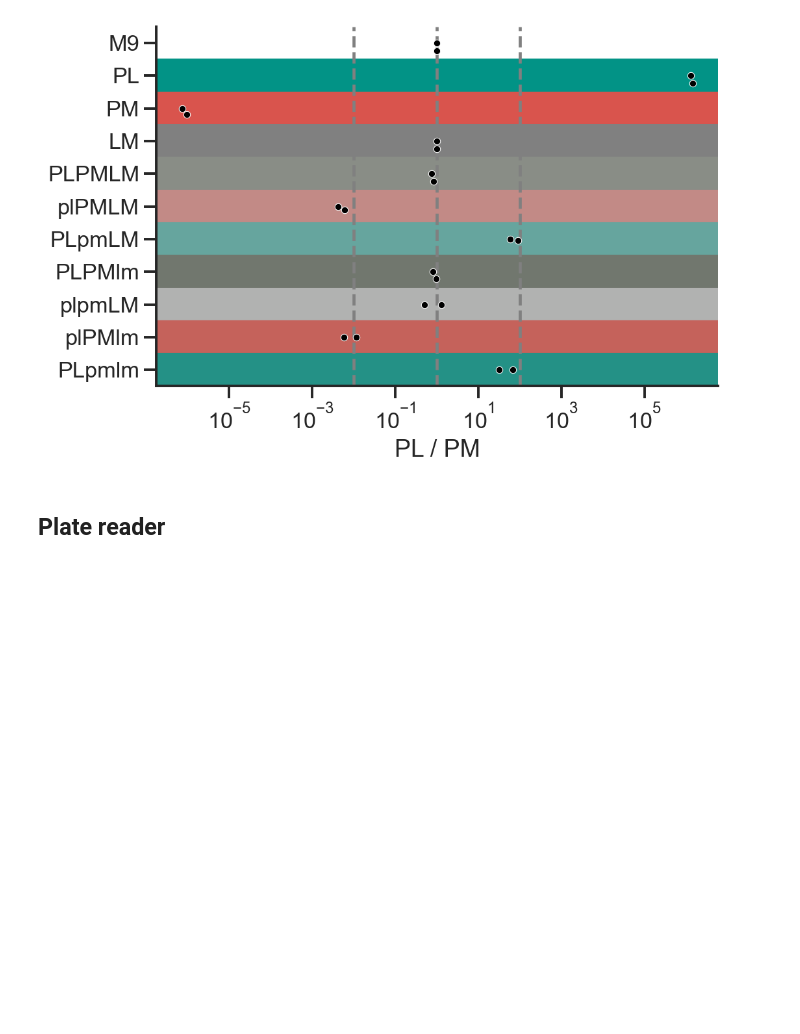
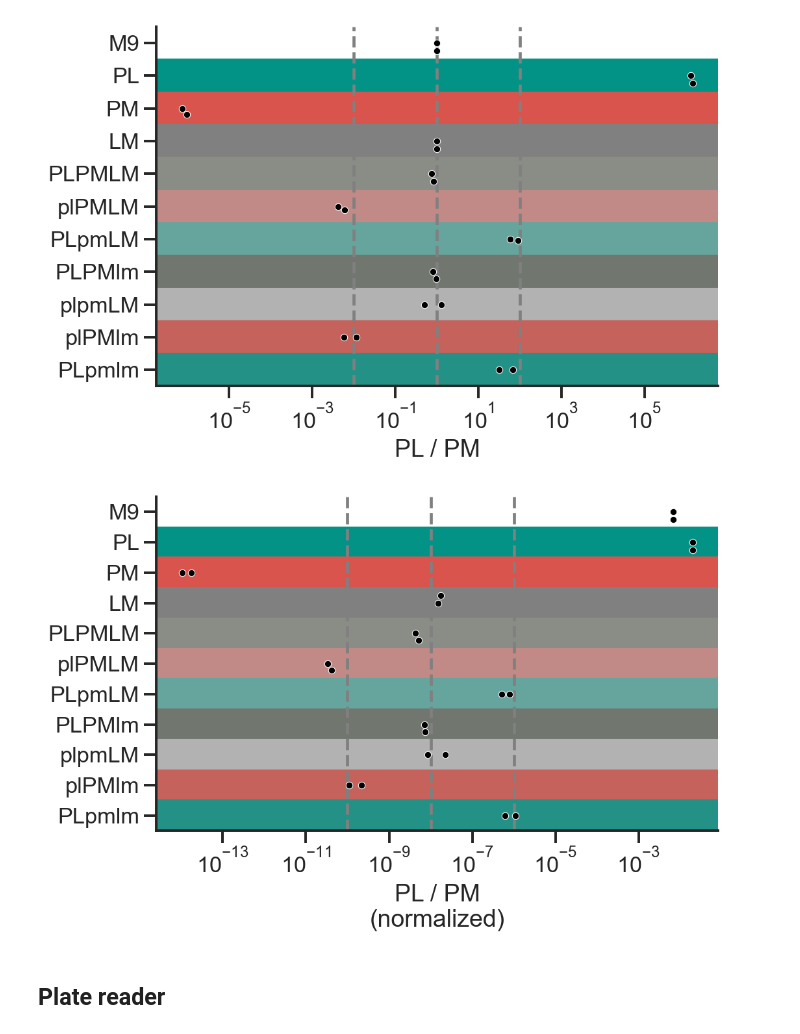
Before and after one commit to microbial-pangenomes-lab/2026_tricomm, a Jupyter notebook: data/calibration/calibration.ipynb, the cells around one changed output. Cells and saved outputs as stored; diff of their text form; code cells hidden in the pictures; blank space fills up the shorter version.

```diff
--- a/data/calibration/calibration.ipynb
+++ b/data/calibration/calibration.ipynb
@@ -229,6 +229,12 @@ p = c.groupby(['label', 'replicate']).apply(
               lambda x: x[x['strain'] == 'PL']['CFU/mL'].values[0] /
                         x[x['strain'] == 'PM']['CFU/mL'].values[0],
               include_groups=False).reset_index().rename(columns={0: 'PL / PM'})
+# %%
+pn = c.groupby(['label', 'replicate']).apply(
+               lambda x: (x[x['strain'] == 'PL']['CFU/mL'].values[0] /
+                          x[x['strain'] == 'PM']['CFU/mL'].values[0]) /
+                         x['CFU/mL'].sum(),
+               include_groups=False).reset_index().rename(columns={0: 'PL / PM'})
 # %%
 cp = sns.catplot(data=c,
                  x='CFU/mL',
@@ -282,6 +288,34 @@ cp.map(plt.axvline, x=100, color='grey', linestyle='--');
 cp.set(ylim=(i+0.5, -.5));
 # %% [output]
 [figure]
+# %%
+cp = sns.catplot(data=pn,
+                 x='PL / PM',
+                 y='label',
+                 height=5, aspect=1.5,
+                 linewidth=0.5,
+                 color='k',
+                 edgecolor='w',
+                 kind='swarm',
+                 order=['M9', 'PL', 'PM', 'LM',
+                        'PLPMLM', 'plPMLM', 'PLpmLM',
+                        'PLPMlm', 'plpmLM', 'plPMlm',
+                        'PLpmlm'])
+
+cp.set(xscale='log', ylabel='', xlabel='PL / PM\n(normalized)')
+
+for i, (label, color) in enumerate(colors.items()):
+    plt.axhspan(ymin=i - 0.5, ymax=i + 0.5,
+                 color=color,
+                 zorder=-1)
+
+cp.map(plt.axvline, x=1E-10, color='grey', linestyle='--')
+cp.map(plt.axvline, x=1E-8, color='grey', linestyle='--')
+cp.map(plt.axvline, x=1E-6, color='grey', linestyle='--')
+
+cp.set(ylim=(i+0.5, -.5));
+# %% [output]
+[figure, added]
 # %% [markdown]
 ## Plate reader
 # %%
```
Also changed, not shown: parts of 1 cell of this notebook, 2 other files.
